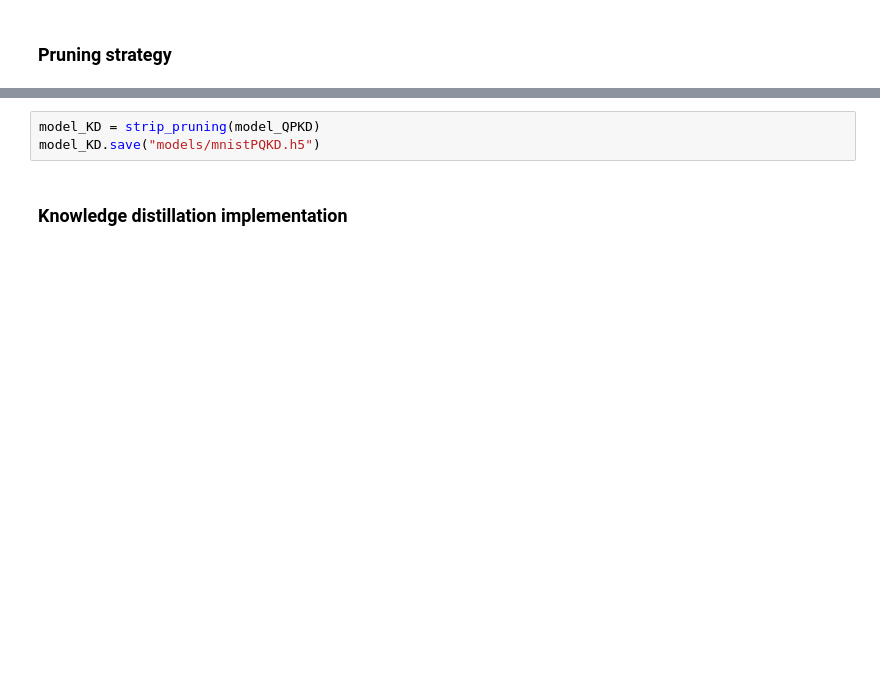
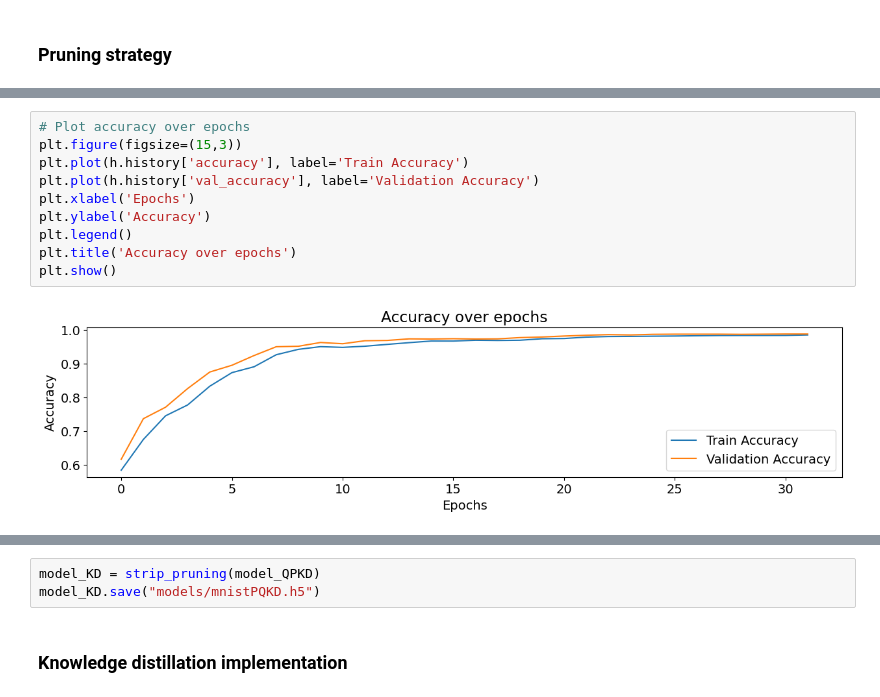
Before and after one commit to RomiSolMolina/IoT-SchoolValencia-2025, a Jupyter notebook: MNIST-MLCompression.ipynb, the cells around one changed output, grey strips where cells are left out. Saved outputs shown, nothing was run; the diff lists cells and outputs as text; blank space fills up the shorter version.

```diff
--- a/MNIST-MLCompression.ipynb
+++ b/MNIST-MLCompression.ipynb
@@ -399 +308,13 @@ Epoch 16/16
+# %%
+# Plot accuracy over epochs
+plt.figure(figsize=(15,3))
+plt.plot(h.history['accuracy'], label='Train Accuracy')
+plt.plot(h.history['val_accuracy'], label='Validation Accuracy')
+plt.xlabel('Epochs')
+plt.ylabel('Accuracy')
+plt.legend()
+plt.title('Accuracy over epochs')
+plt.show()
+# %% [output]
+[figure, added]
 # %%
```
Also changed, not shown: parts of 26 cells of this notebook, 3 other files.
